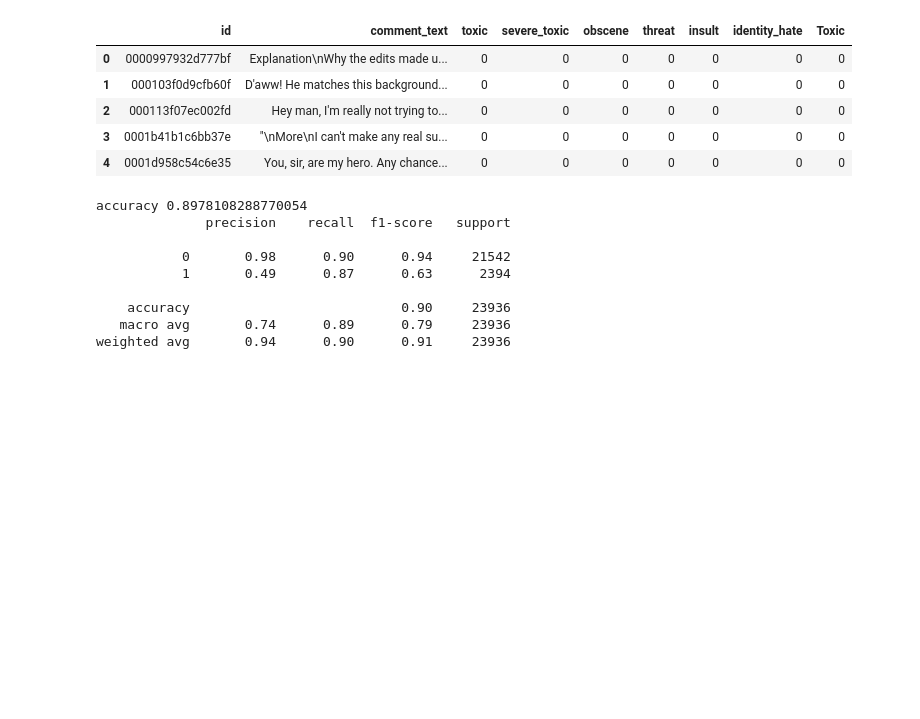
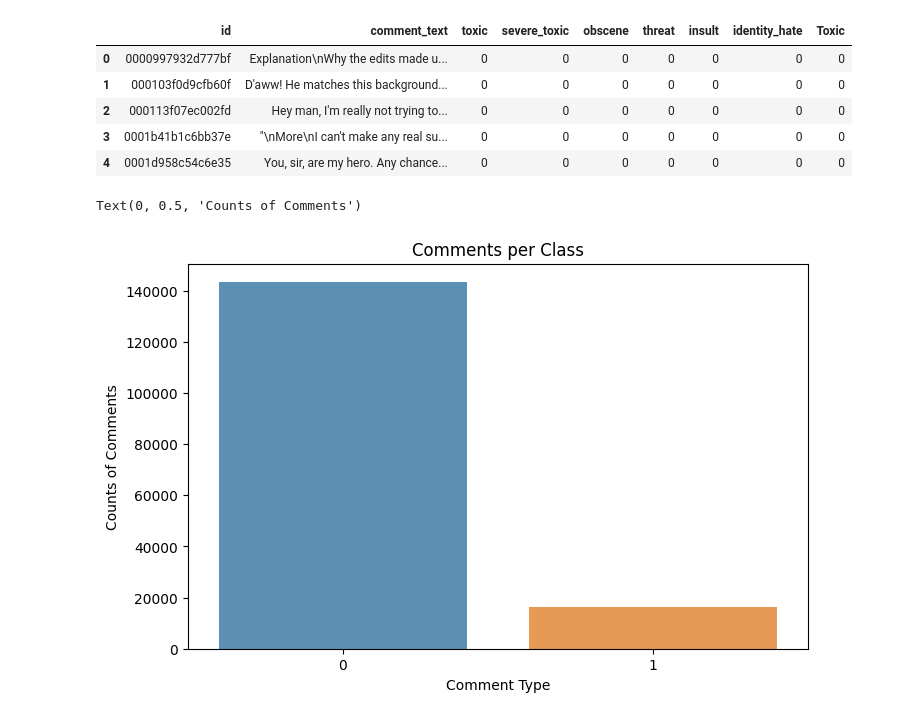
Before and after one commit to slowings/NLP_identifying_trolls, a Jupyter notebook: NLP_identifying_trolls.ipynb, the cells around one changed output. Saved outputs shown, nothing was run; the diff lists cells and outputs as text; code cells hidden in the pictures; blank space fills up the shorter version.

```diff
--- a/NLP_identifying_trolls.ipynb
+++ b/NLP_identifying_trolls.ipynb
@@ -406,5 +393,20 @@ train.head(5)
 | 2 | 000113f07ec002fd | Hey man, I'm really not trying to... | 0 | 0 | 0 | 0 | 0 | 0 | 0 |
 | 3 | 0001b41b1c6bb37e | "\nMore\nI can't make any real su... | 0 | 0 | 0 | 0 | 0 | 0 | 0 |
 | 4 | 0001d958c54c6e35 | You, sir, are my hero. Any chance... | 0 | 0 | 0 | 0 | 0 | 0 | 0 |
+# %%
+# Examine class imbalance
+enc_train= train[['Toxic', 'comment_text']]
+
+val_counts = enc_train['Toxic'].value_counts()
+
+plt.figure(figsize=(8,5))
+ax = sns.barplot(x= val_counts.index, y= val_counts.values, alpha=0.8)
+
+plt.title("Comments per Class")
+plt.xlabel("Comment Type")
+plt.ylabel("Counts of Comments")
+# %% [output]
+Text(0, 0.5, 'Counts of Comments')
+[figure, added]
 # %%
 # Train test dataframes
@@ -425,22 +422,0 @@ X_val_bi = X_val_bi.map(lambda com : clean_text(com))
-# %%
-nb2 = Pipe([('vect', CountVectorizer()),
-            ('tfidf', TfidfTransformer()),
-            ('sampler', RandomOverSampler()),
-            ('clf', MultinomialNB()),
-])
-nb2.fit(X_train_bi, y_train_bi)
-
-y_pred_bi = nb2.predict(X_test_bi)
-
-print('accuracy %s' % accuracy_score(y_pred_bi, y_test_bi))
-print(classification_report(y_test_bi, y_pred_bi))
-# %% [output]
-accuracy 0.8978108288770054
-              precision    recall  f1-score   support
-
-           0       0.98      0.90      0.94     21542
-           1       0.49      0.87      0.63      2394
-
-    accuracy                           0.90     23936
-   macro avg       0.74      0.89      0.79     23936
-weighted avg       0.94      0.90      0.91     23936
```
Also changed, not shown: parts of 70 cells of this notebook.
